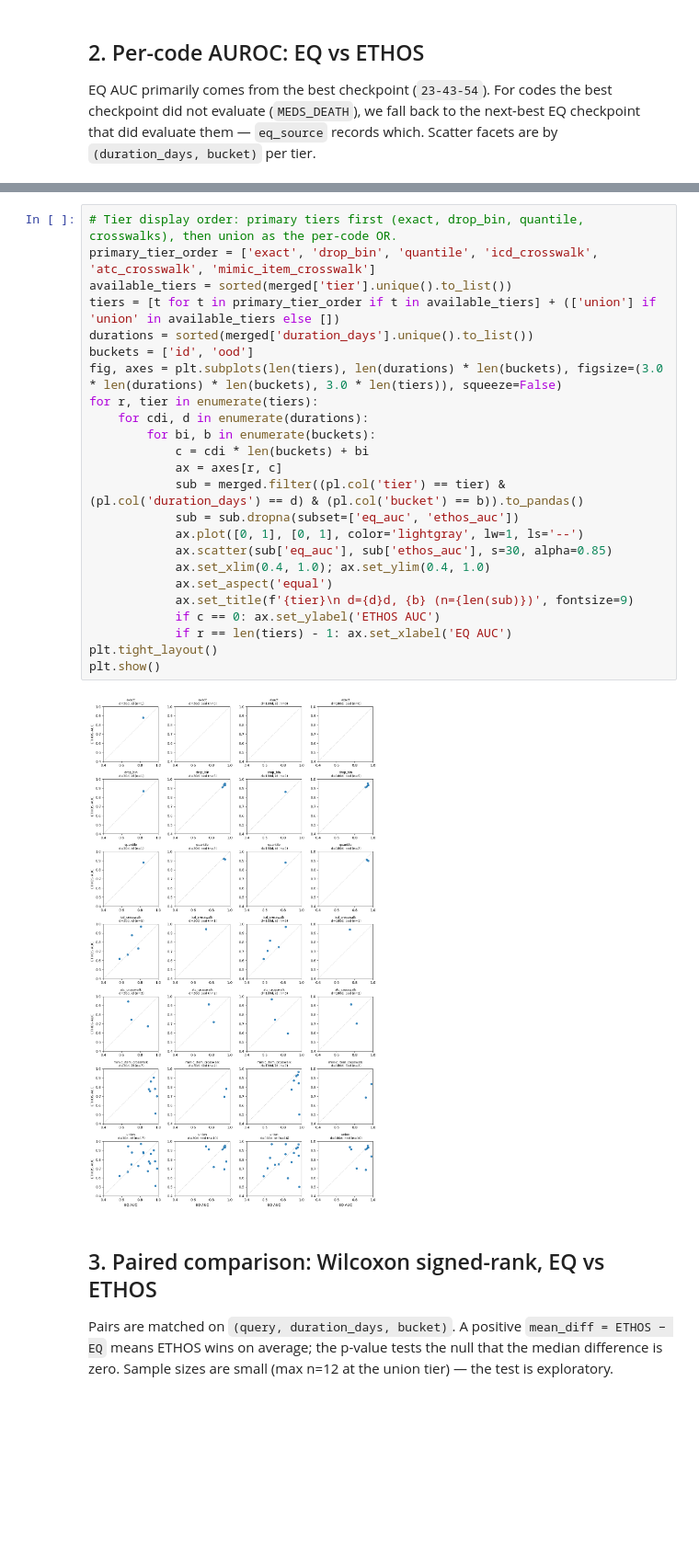
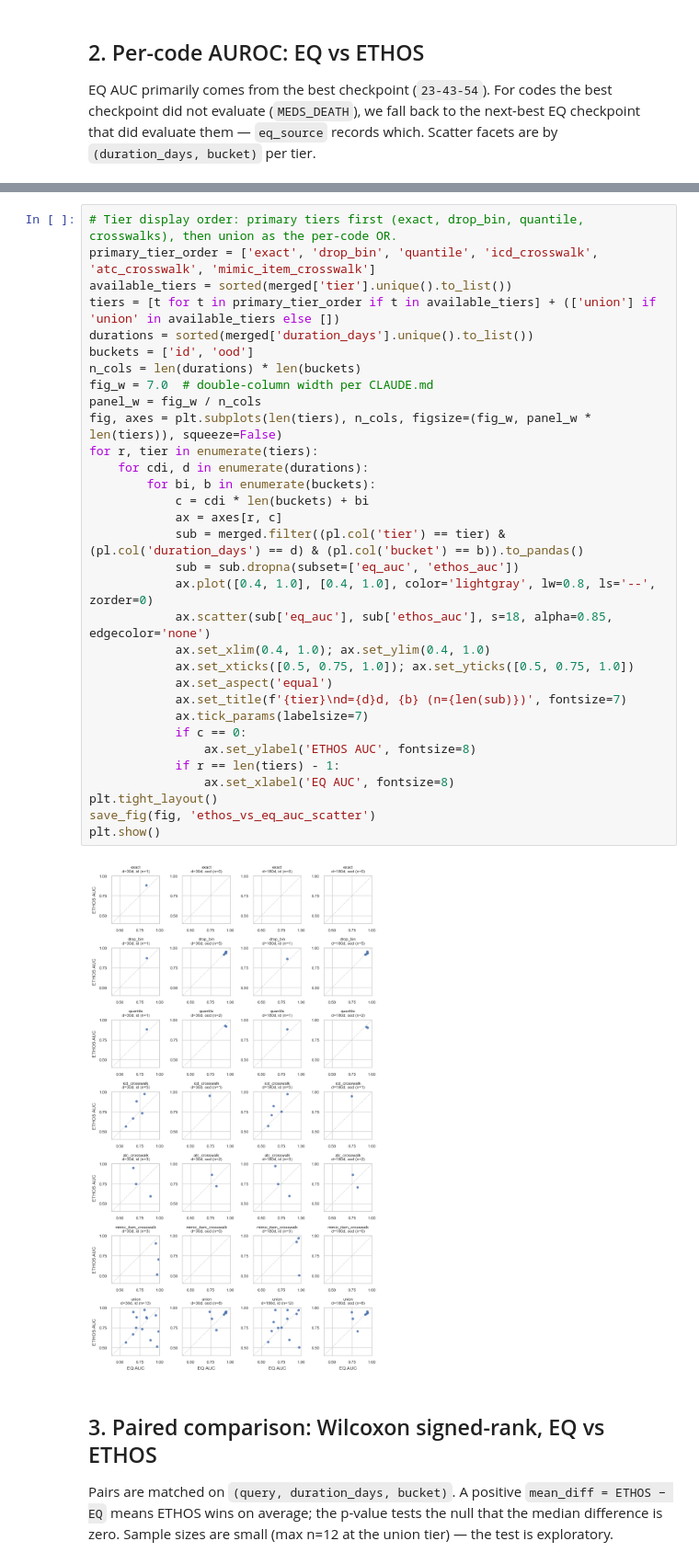
Before and after one commit to mmcdermott/EveryQuery-conditional, a Jupyter notebook: src/every_query/paper_experiments/ethos/comparison.ipynb, the cells around one changed output, grey strips where cells are left out. Shown at 92% size. Cells and saved outputs as stored; diff of their text form; blank space fills up the shorter version.

```diff
--- a/src/every_query/paper_experiments/ethos/comparison.ipynb
+++ b/src/every_query/paper_experiments/ethos/comparison.ipynb
@@ -180,29 +215,37 @@ Joined rows: 116 | with best ckpt: 114 | fallback: 2
 # %%
 # Tier display order: primary tiers first (exact, drop_bin, quantile, crosswalks), then union as the per-code OR.
 primary_tier_order = ['exact', 'drop_bin', 'quantile', 'icd_crosswalk', 'atc_crosswalk', 'mimic_item_crosswalk']
 available_tiers = sorted(merged['tier'].unique().to_list())
 tiers = [t for t in primary_tier_order if t in available_tiers] + (['union'] if 'union' in available_tiers else [])
 durations = sorted(merged['duration_days'].unique().to_list())
 buckets = ['id', 'ood']
-fig, axes = plt.subplots(len(tiers), len(durations) * len(buckets), figsize=(3.0 * len(durations) * len(buckets), 3.0 * len(tiers)), squeeze=False)
+n_cols = len(durations) * len(buckets)
+fig_w = 7.0  # double-column width per CLAUDE.md
+panel_w = fig_w / n_cols
+fig, axes = plt.subplots(len(tiers), n_cols, figsize=(fig_w, panel_w * len(tiers)), squeeze=False)
 for r, tier in enumerate(tiers):
     for cdi, d in enumerate(durations):
         for bi, b in enumerate(buckets):
             c = cdi * len(buckets) + bi
             ax = axes[r, c]
             sub = merged.filter((pl.col('tier') == tier) & (pl.col('duration_days') == d) & (pl.col('bucket') == b)).to_pandas()
             sub = sub.dropna(subset=['eq_auc', 'ethos_auc'])
-            ax.plot([0, 1], [0, 1], color='lightgray', lw=1, ls='--')
-            ax.scatter(sub['eq_auc'], sub['ethos_auc'], s=30, alpha=0.85)
+            ax.plot([0.4, 1.0], [0.4, 1.0], color='lightgray', lw=0.8, ls='--', zorder=0)
+            ax.scatter(sub['eq_auc'], sub['ethos_auc'], s=18, alpha=0.85, edgecolor='none')
             ax.set_xlim(0.4, 1.0); ax.set_ylim(0.4, 1.0)
+            ax.set_xticks([0.5, 0.75, 1.0]); ax.set_yticks([0.5, 0.75, 1.0])
             ax.set_aspect('equal')
-            ax.set_title(f'{tier}\n d={d}d, {b} (n={len(sub)})', fontsize=9)
-            if c == 0: ax.set_ylabel('ETHOS AUC')
-            if r == len(tiers) - 1: ax.set_xlabel('EQ AUC')
+            ax.set_title(f'{tier}\nd={d}d, {b} (n={len(sub)})', fontsize=7)
+            ax.tick_params(labelsize=7)
+            if c == 0:
+                ax.set_ylabel('ETHOS AUC', fontsize=8)
+            if r == len(tiers) - 1:
+                ax.set_xlabel('EQ AUC', fontsize=8)
 plt.tight_layout()
+save_fig(fig, 'ethos_vs_eq_auc_scatter')
 plt.show()
 # %% [output]
-[figure, old version]
+[figure, new version]
 # %% [markdown]
 ## 3. Paired comparison: Wilcoxon signed-rank, EQ vs ETHOS
 
```
Also changed, not shown: parts of 9 cells of this notebook, 2 other files.
